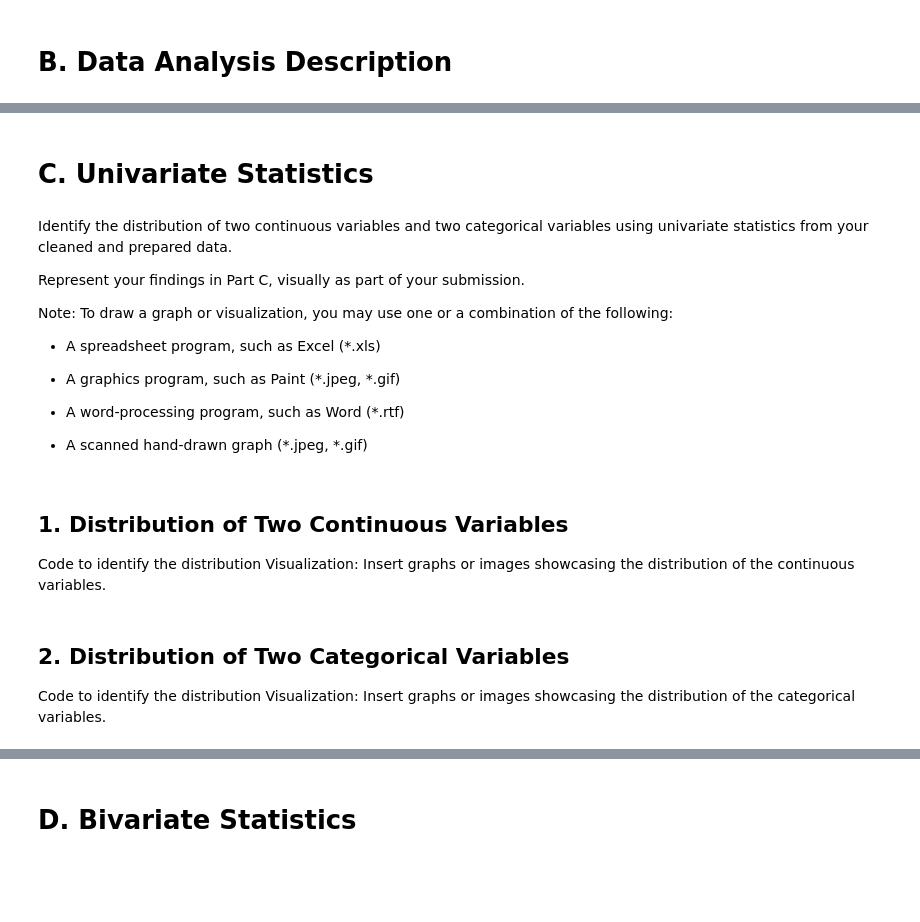
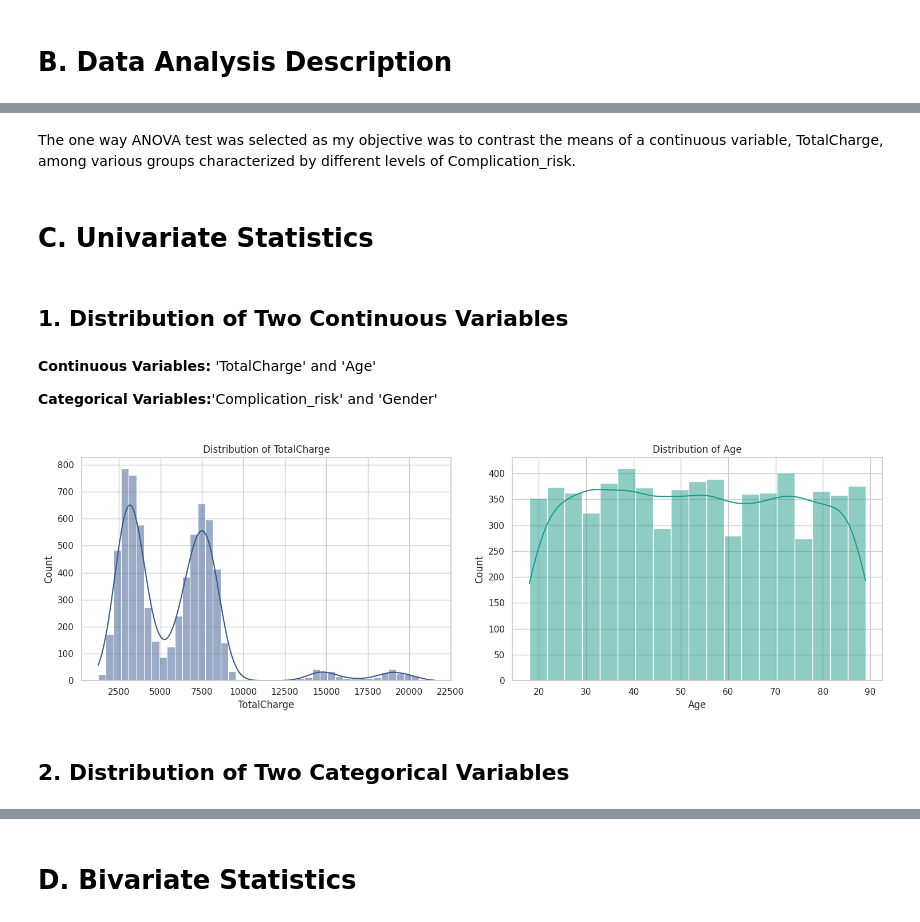
Before and after one commit to nestrada79/MSDA, a Jupyter notebook: D207/D207.ipynb, the cells around one changed output, grey strips where cells are left out. Saved outputs shown, nothing was run; the diff lists cells and outputs as text; code cells hidden in the pictures; blank space fills up the shorter version.

```diff
--- a/D207/D207.ipynb
+++ b/D207/D207.ipynb
@@ -6,6 +9,6 @@ import pandas as pd
 # %%
 #Loaded cleaned dataset from csv
-df = pd.read_csv('/content/medical_cleaned_V2.csv')
+df = pd.read_csv('/content/medical_cleaned_V3.csv')
 # %%
 #Verify dataframe has loaded correctly
 df.head()
@@ -80,27 +107,38 @@ Explain the rationale behind choosing the particular technique (chi-square, t-te
+# %% [markdown]
+The one way ANOVA test was selected as my objective was to contrast the means of a continuous variable, TotalCharge, among various groups characterized by different levels of Complication_risk.
 # %% [markdown]
 # **C. Univariate Statistics**
-# %% [markdown]
-Identify the distribution of two continuous variables and two categorical variables using univariate statistics from your cleaned and prepared data.
-
-Represent your findings in Part C, visually as part of your submission.
-
-
-Note: To draw a graph or visualization, you may use one or a combination of the following:
-
-- A spreadsheet program, such as Excel (*.xls)
-
-- A graphics program, such as Paint (*.jpeg, *.gif)
-
-- A word-processing program, such as Word (*.rtf)
-
-- A scanned hand-drawn graph (*.jpeg, *.gif)
 # %% [markdown]
 ## **1. Distribution of Two Continuous Variables**
-
-Code to identify the distribution
-Visualization: Insert graphs or images showcasing the distribution of the continuous variables.
+# %% [markdown]
+**Continuous Variables:** 'TotalCharge' and 'Age' <P>
+**Categorical Variables:**'Complication_risk' and 'Gender' <P>
+# %%
+# Select two distinct colors from the 'viridis' palette
+colors_from_viridis = sns.color_palette("viridis", 10)
+totalcharge_color = colors_from_viridis[2]
+age_color = colors_from_viridis[5]
+
+# Set style
+sns.set_style("whitegrid")
+sns.set_context("notebook")
+
+# Plot distributions for continuous variables
+fig, axes = plt.subplots(1, 2, figsize=(15, 5))
+
+# Continuous Variable: TotalCharge
+sns.histplot(df['TotalCharge'], kde=True, ax=axes[0], color=totalcharge_color)
+axes[0].set_title('Distribution of TotalCharge')
+
+# Continuous Variable: Age
+sns.histplot(df['Age'], kde=True, ax=axes[1], color=age_color)
+axes[1].set_title('Distribution of Age')
+
+# Adjust layout
+plt.tight_layout()
+plt.show()
+# %% [output]
+[figure, added]
 # %% [markdown]
 
 ## **2. Distribution of Two Categorical Variables**
-Code to identify the distribution
-Visualization: Insert graphs or images showcasing the distribution of the categorical variables.
```
Also changed, not shown: parts of 28 cells of this notebook.
